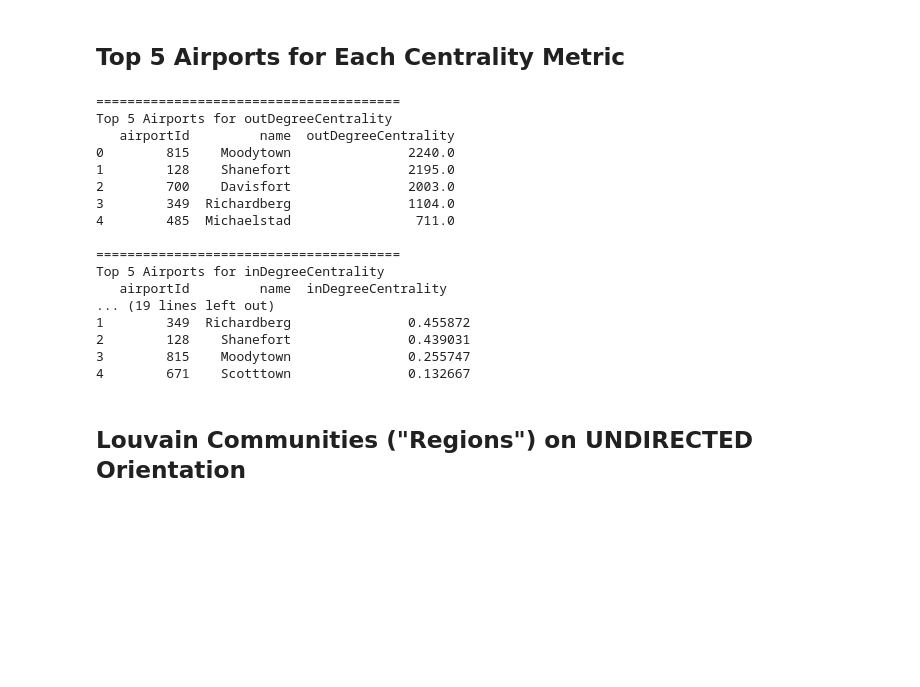
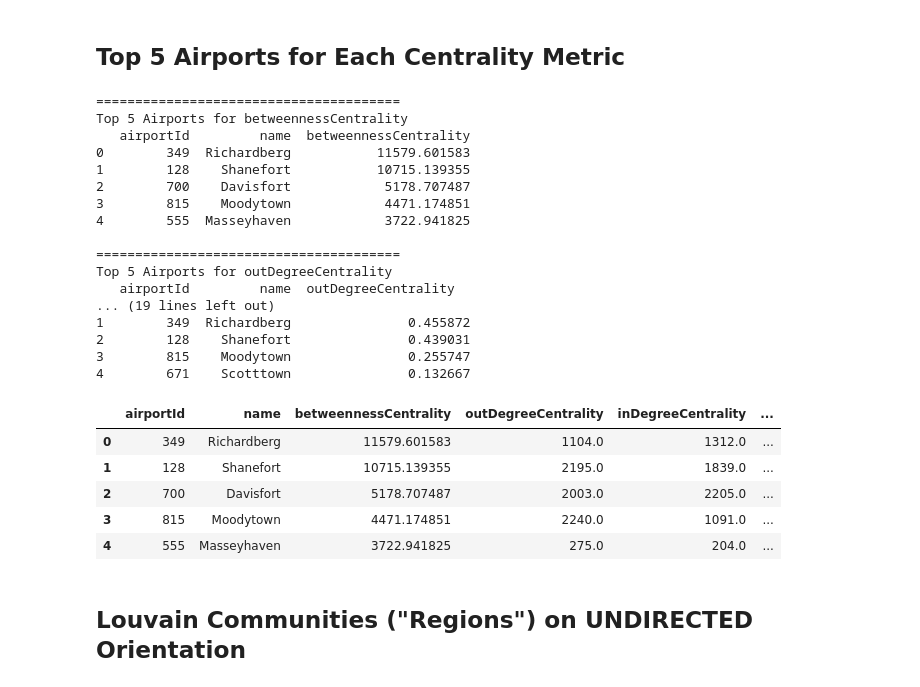
Before and after one commit to neo4j-product-examples/supply-chain-logistics-demo, a Jupyter notebook: part2-metrics-and-performance/demo.ipynb, the cells around one changed output. Drawn from its saved outputs; the diff is of its cells as text; code cells hidden in the pictures; blank space fills up the shorter version.

```diff
--- a/part2-metrics-and-performance/demo.ipynb
+++ b/part2-metrics-and-performance/demo.ipynb
@@ -85,7 +85,7 @@ g.drop()
 # %% [markdown]
 ## Top 5 Airports for Each Centrality Metric
 # %%
-metrics = ['outDegreeCentrality', 'inDegreeCentrality', 'betweennessCentrality', 'eigenvectorCentrality']
+metrics = ['betweennessCentrality', 'outDegreeCentrality', 'inDegreeCentrality', 'eigenvectorCentrality']
 top_n = 5
 for metric in metrics:
     print('\n=======================================')
@@ -96,23 +96,41 @@ for metric in metrics:
         ORDER BY {metric} DESC LIMIT {top_n}
     '''))
 # %% [output]
+=======================================
+Top 5 Airports for betweennessCentrality
+   airportId         name  betweennessCentrality
+0        349  Richardberg           11579.601583
+1        128    Shanefort           10715.139355
+2        700    Davisfort            5178.707487
+3        815    Moodytown            4471.174851
+4        555  Masseyhaven            3722.941825
+
 =======================================
 Top 5 Airports for outDegreeCentrality
    airportId         name  outDegreeCentrality
-0        815    Moodytown               2240.0
-1        128    Shanefort               2195.0
-2        700    Davisfort               2003.0
-3        349  Richardberg               1104.0
-4        485  Michaelstad                711.0
-
-=======================================
-Top 5 Airports for inDegreeCentrality
-   airportId         name  inDegreeCentrality
 ... (19 lines left out)
 1        349  Richardberg               0.455872
 2        128    Shanefort               0.439031
 3        815    Moodytown               0.255747
 4        671    Scotttown               0.132667
+# %%
+#combined into a single table for top 5 betweenness centrality
+gds.run_cypher(f'''
+        MATCH(a:Airport)
+        RETURN a.airportId AS airportId, a.name AS name,
+            a.betweennessCentrality AS betweennessCentrality,
+            a.outDegreeCentrality AS outDegreeCentrality,
+            a.inDegreeCentrality AS inDegreeCentrality,
+            a.eigenvectorCentrality AS eigenvectorCentrality
+        ORDER BY betweennessCentrality DESC LIMIT {top_n}
+''')
+# %% [output]
+|  | airportId | name | betweennessCentrality | outDegreeCentrality | inDegreeCentrality | ... |
+| 0 | 349 | Richardberg | 11579.601583 | 1104.0 | 1312.0 | ... |
+| 1 | 128 | Shanefort | 10715.139355 | 2195.0 | 1839.0 | ... |
+| 2 | 700 | Davisfort | 5178.707487 | 2003.0 | 2205.0 | ... |
+| 3 | 815 | Moodytown | 4471.174851 | 2240.0 | 1091.0 | ... |
+| 4 | 555 | Masseyhaven | 3722.941825 | 275.0 | 204.0 | ... |
 # %% [markdown]
 ## Louvain Communities ("Regions") on UNDIRECTED Orientation
 # %%
```
Also changed, not shown: parts of 2 cells of this notebook.
